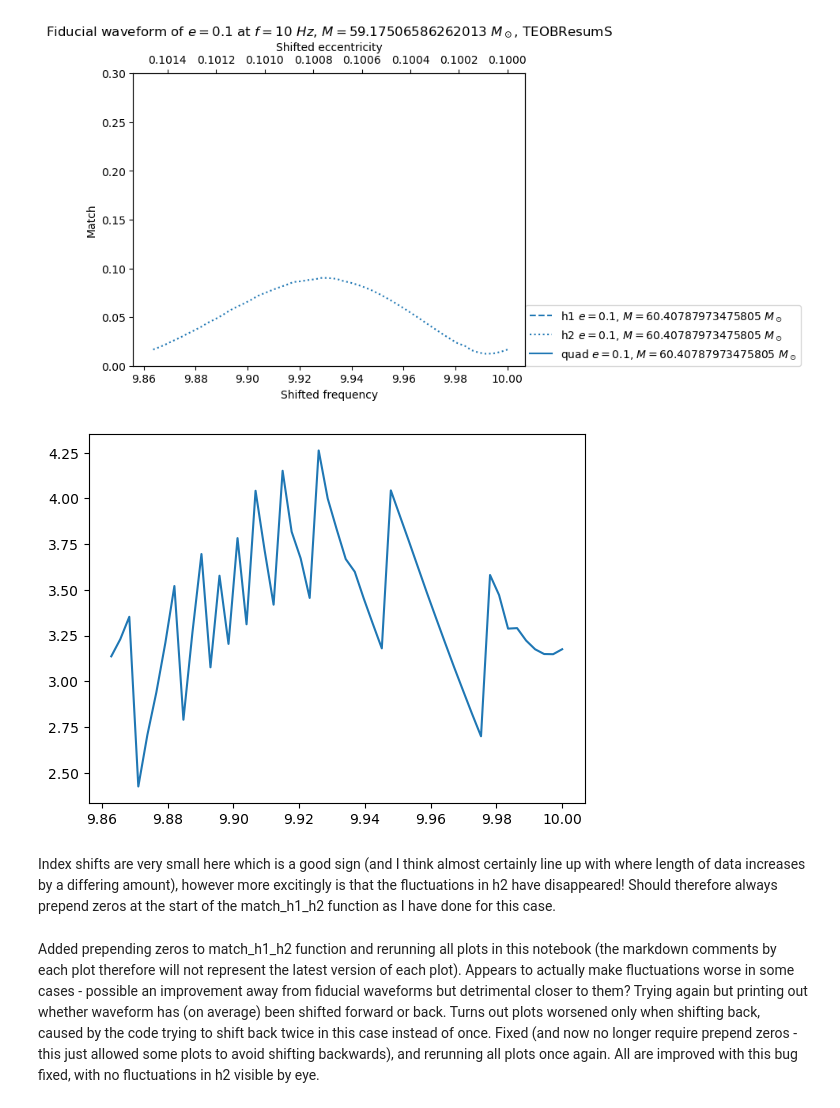
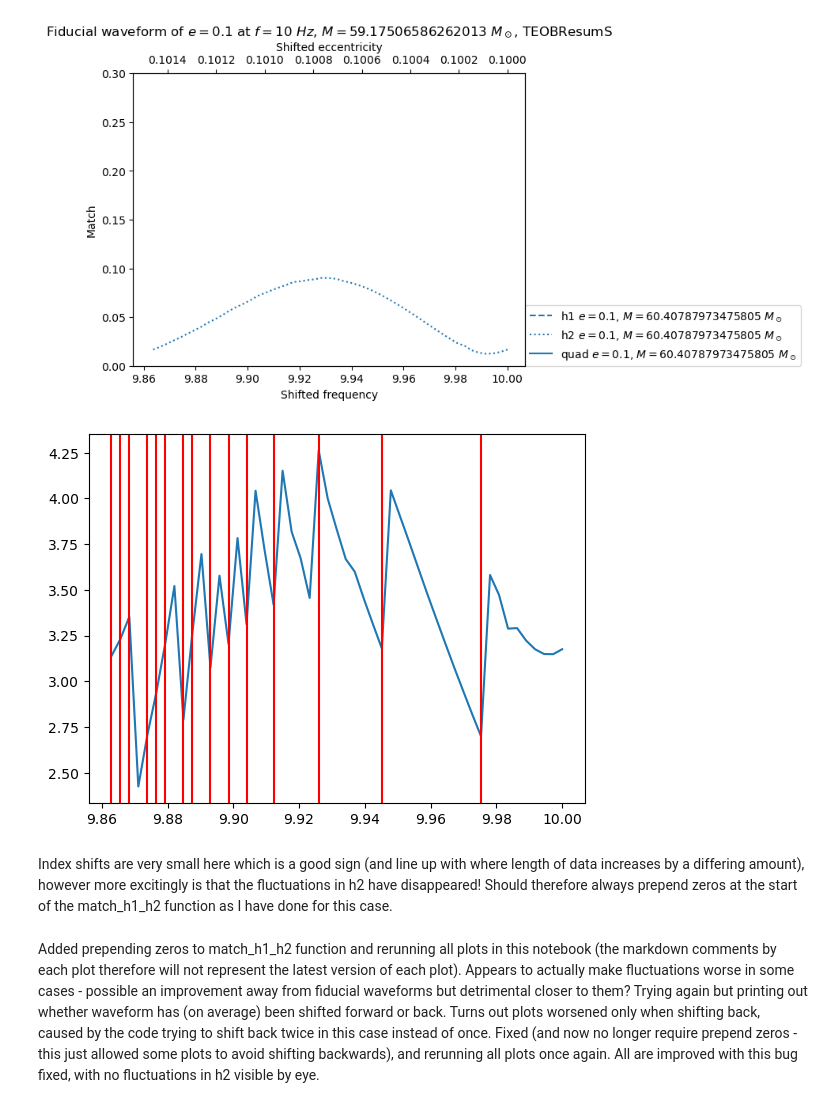
Before and after one commit to BenGPatterson/EccentricBinaries, a Jupyter notebook: notebooks/match_h1_h2.ipynb, the cells around one changed output. Drawn from its saved outputs; the diff is of its cells as text; code cells hidden in the pictures.

```diff
--- a/notebooks/match_h1_h2.ipynb
+++ b/notebooks/match_h1_h2.ipynb
@@ -188,12 +189,14 @@ def s_f_quad_match(fiducials, e_M, s_f_len, f_low, approximant='TEOBResumS', sub
     s_f_matches_2 = []
     s_f_matches_quad = []
     s_f_time_index = []
+    wf_lens = []
 
     # Loops over each initial frequency
     for s_f, s_e in zip(s_f_vals, s_e_vals):
 
         # Create waveform to match
         s = gen_wf(s_f, s_e, M, fiducials[2], sample_rate, approximant)
+        wf_lens.append(len(s))
 
         assert h1.start_time == h2.start_time
         if s.start_time > h1.start_time:
@@ -220,6 +223,7 @@ def s_f_quad_match(fiducials, e_M, s_f_len, f_low, approximant='TEOBResumS', sub
     data['s_f_vals'] = s_f_vals
     data['s_e_vals'] = s_e_vals
     data['t_index'] = s_f_time_index
+    data['wf_lens'] = wf_lens
 
     return data
 # %%
@@ -731,17 +735,20 @@ plot_s_f_quad_match([0.1, chirp2total(24, 2), 2], (0.10, chirp2total(24.50, 2)),
 # %%
 # Put time index shift into sensible convention
 t_index_arr = np.array(dataslot_16['t_index'])
 if np.max(dataslot_16['t_index']) > 5000:
     len_wf = ceiltwo(np.max(dataslot_16['t_index']))
     high_t_index = np.where(np.array(dataslot_16['t_index']) > len_wf/2)[0]
     t_index_arr[high_t_index] -= len_wf
 
 # Plot time index shift
 plt.plot(dataslot_16['s_f_vals'], t_index_arr)
+for i in range(len(dataslot_16['wf_lens'])-1):
+    if dataslot_16['wf_lens'][i+1] - dataslot_16['wf_lens'][i] != mode(np.diff(dataslot_16['wf_lens']))[0]:
+        plt.axvline(dataslot_16['s_f_vals'][i+1], c='r')
 plt.show()
 # %% [output]
-[figure, old version]
+[figure, new version]
 # %% [markdown]
-Index shifts are very small here which is a good sign (and I think almost certainly line up with where length of data increases by a differing amount), however more excitingly is that the fluctuations in h2 have disappeared! Should therefore always prepend zeros at the start of the match_h1_h2 function as I have done for this case.
+Index shifts are very small here which is a good sign (and line up with where length of data increases by a differing amount), however more excitingly is that the fluctuations in h2 have disappeared! Should therefore always prepend zeros at the start of the match_h1_h2 function as I have done for this case.
 # %% [markdown]
 Added prepending zeros to match_h1_h2 function and rerunning all plots in this notebook (the markdown comments by each plot therefore will not represent the latest version of each plot). Appears to actually make fluctuations worse in some cases - possible an improvement away from fiducial waveforms but detrimental closer to them? Trying again but printing out whether waveform has (on average) been shifted forward or back. Turns out plots worsened only when shifting back, caused by the code trying to shift back twice in this case instead of once. Fixed (and now no longer require prepend zeros - this just allowed some plots to avoid shifting backwards), and rerunning all plots once again. All are improved with this bug fixed, with no fluctuations in h2 visible by eye.
```
Also changed, not shown: parts of 2 cells of this notebook, 1 other file.
